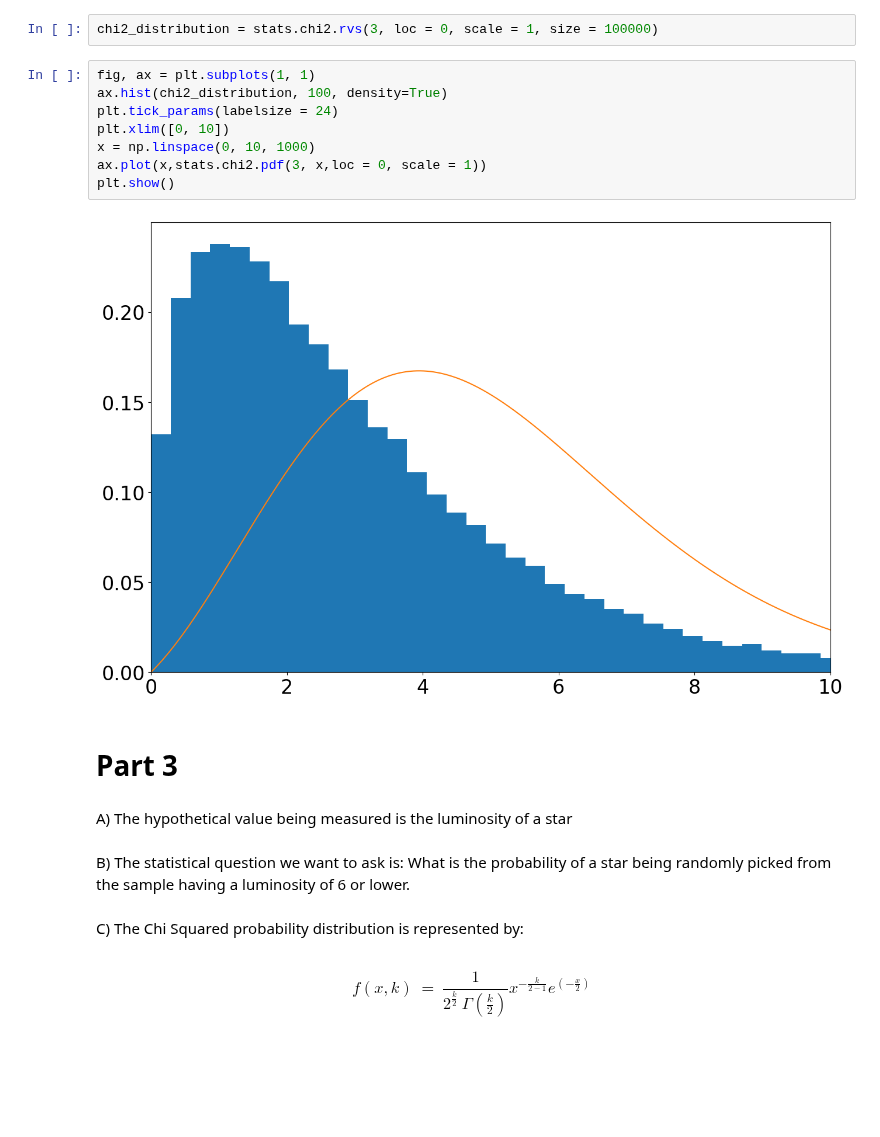
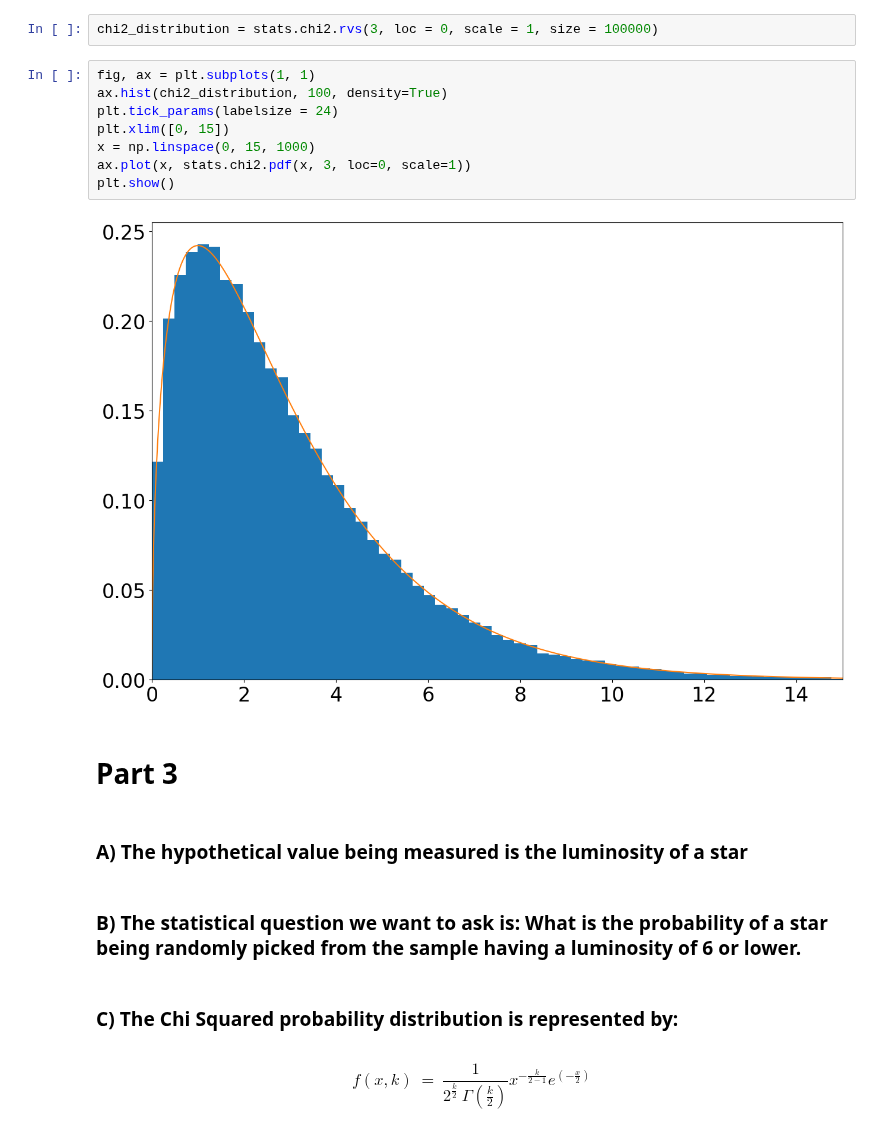
Before and after one commit to tranjacob/Phys434, a Jupyter notebook: Lab1.ipynb, the cells around one changed output. Drawn from its saved outputs; the diff is of its cells as text; blank space fills up the shorter version.

```diff
--- a/Lab1.ipynb
+++ b/Lab1.ipynb
@@ -40,21 +38,21 @@ chi2_distribution = stats.chi2.rvs(3, loc = 0, scale = 1, size = 100000)
 # %%
 fig, ax = plt.subplots(1, 1)
 ax.hist(chi2_distribution, 100, density=True)
 plt.tick_params(labelsize = 24)
-plt.xlim([0, 10])
-x = np.linspace(0, 10, 1000)
-ax.plot(x,stats.chi2.pdf(3, x,loc = 0, scale = 1))
+plt.xlim([0, 15])
+x = np.linspace(0, 15, 1000)
+ax.plot(x, stats.chi2.pdf(x, 3, loc=0, scale=1))
 plt.show()
 # %% [output]
-[figure, old version]
+[figure, new version]
 # %% [markdown]
 # Part 3
 # %% [markdown]
-A) The hypothetical value being measured is the luminosity of a star
+### A) The hypothetical value being measured is the luminosity of a star
 # %% [markdown]
-B) The statistical question we want to ask is: What is the probability of a star being randomly picked from the sample having a luminosity of 6 or lower.
+### B) The statistical question we want to ask is: What is the probability of a star being randomly picked from the sample having a luminosity of 6 or lower.
 # %% [markdown]
-C) The Chi Squared probability distribution is represented by:
+### C) The Chi Squared probability distribution is represented by:
 # %% [markdown]
 $$ f\left(x,k\right)\ =\ \frac{1}{2^{\frac{k}{2}}\ \Gamma\left(\frac{k}{2}\right)}x^{-\frac{k}{2-1}}e^{\left(-\frac{x}{2}\right)} $$
 # %% [markdown]
```
Also changed, not shown: parts of 14 cells of this notebook.
